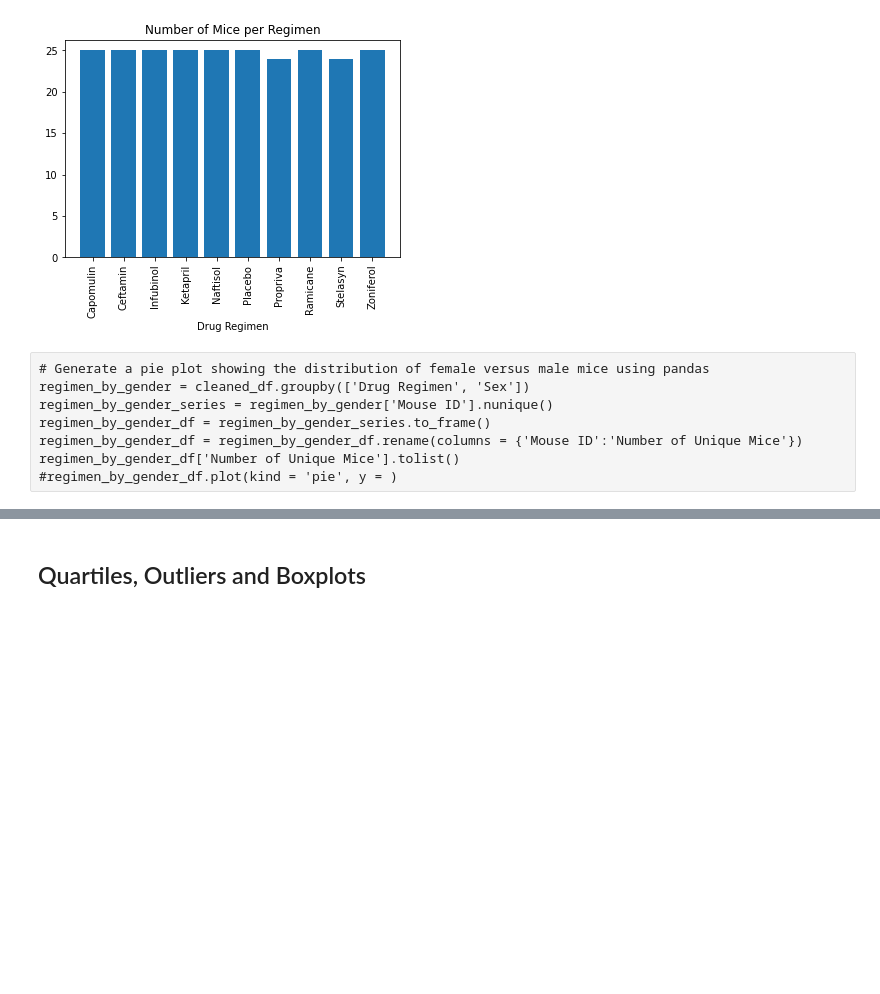
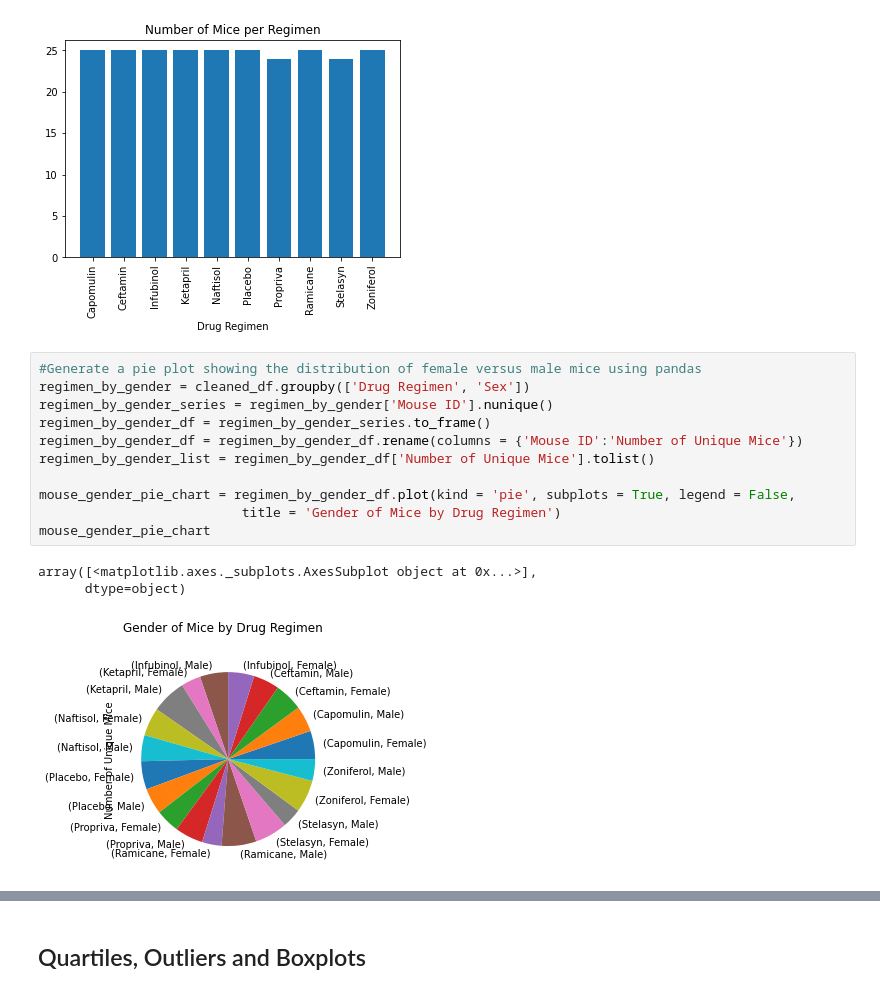
Before and after one commit to josh-acampado/matplotlib-challenge, a Jupyter notebook: pymaceuticals_starter.ipynb, the cells around one changed output, grey strips where cells are left out. Cells and saved outputs as stored; diff of their text form; blank space fills up the shorter version.

Commit message:
Completed pie charts

```diff
--- a/pymaceuticals_starter.ipynb
+++ b/pymaceuticals_starter.ipynb
@@ -135,13 +134,20 @@ plt.title("Number of Mice per Regimen")
 # %% [output]
 Text(0.5, 1.0, 'Number of Mice per Regimen')
 [figure]
-# %% [raw]
-# Generate a pie plot showing the distribution of female versus male mice using pandas
-regimen_by_gender = cleaned_df.groupby(['Drug Regimen', 'Sex'])
-regimen_by_gender_series = regimen_by_gender['Mouse ID'].nunique()
-regimen_by_gender_df = regimen_by_gender_series.to_frame()
-regimen_by_gender_df = regimen_by_gender_df.rename(columns = {'Mouse ID':'Number of Unique Mice'})
-regimen_by_gender_df['Number of Unique Mice'].tolist()
-#regimen_by_gender_df.plot(kind = 'pie', y = )
+# %%
+#Generate a pie plot showing the distribution of female versus male mice using pandas
+regimen_by_gender = cleaned_df.groupby(['Drug Regimen', 'Sex'])
+regimen_by_gender_series = regimen_by_gender['Mouse ID'].nunique()
+regimen_by_gender_df = regimen_by_gender_series.to_frame()
+regimen_by_gender_df = regimen_by_gender_df.rename(columns = {'Mouse ID':'Number of Unique Mice'})
+regimen_by_gender_list = regimen_by_gender_df['Number of Unique Mice'].tolist()
+
+mouse_gender_pie_chart = regimen_by_gender_df.plot(kind = 'pie', subplots = True, legend = False,
+                          title = 'Gender of Mice by Drug Regimen')
+mouse_gender_pie_chart
+# %% [output]
+array([<matplotlib.axes._subplots.AxesSubplot object at 0x...>],
+      dtype=object)
+[figure, added]
 # %%
 # Generate identical pie plot using pyplot
```
Also changed, not shown: parts of 2 cells of this notebook.
